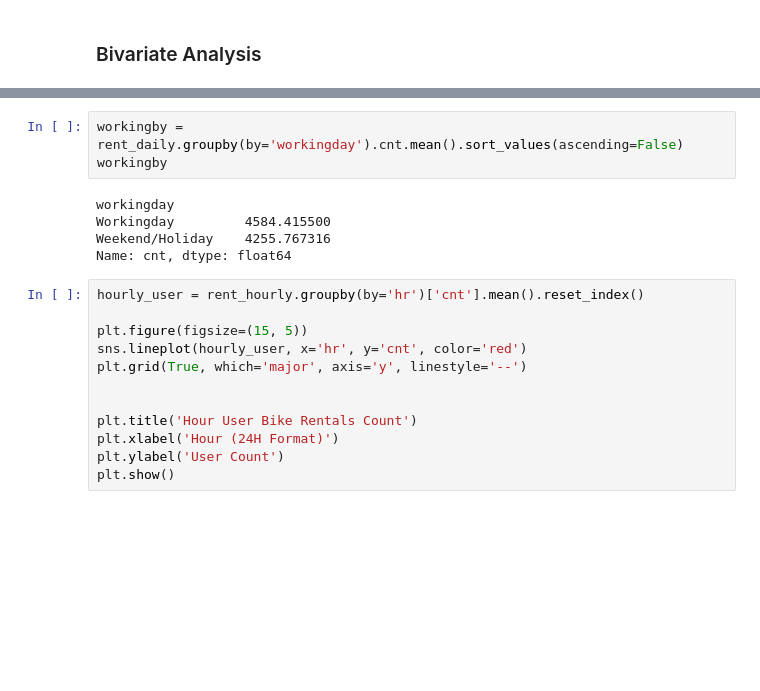
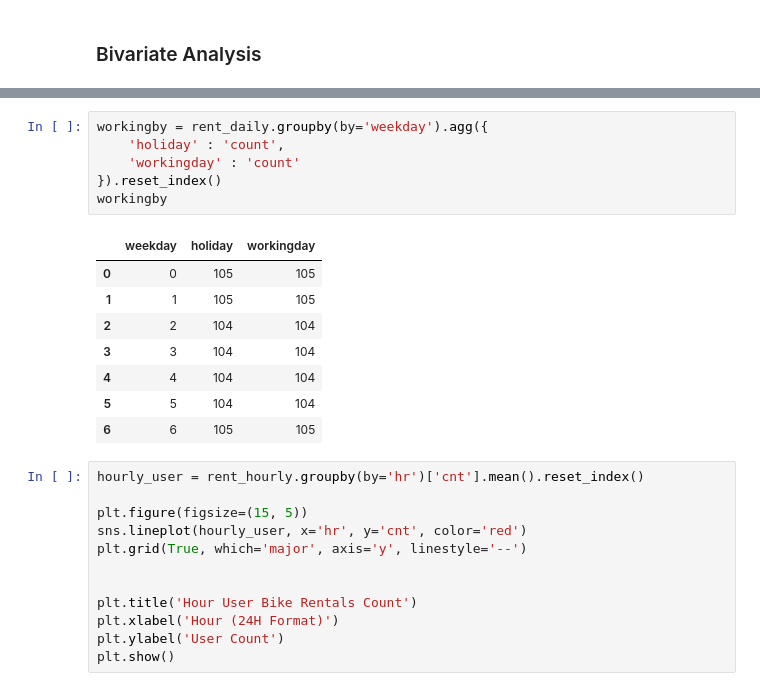
Before and after one commit to dmareee/EDA_Practice, a Jupyter notebook: notebook.ipynb, the cells around one changed output, grey strips where cells are left out. Drawn from its saved outputs; the diff is of its cells as text; blank space fills up the shorter version.

```diff
--- a/notebook.ipynb
+++ b/notebook.ipynb
@@ -629,11 +621,18 @@ Name: cnt, dtype: float64
 # %%
-workingby = rent_daily.groupby(by='workingday').cnt.mean().sort_values(ascending=False)
+workingby = rent_daily.groupby(by='weekday').agg({
+    'holiday' : 'count',
+    'workingday' : 'count'
+}).reset_index()
 workingby
 # %% [output]
-workingday
-Workingday         4584.415500
-Weekend/Holiday    4255.767316
-Name: cnt, dtype: float64
+|  | weekday | holiday | workingday |
+| 0 | 0 | 105 | 105 |
+| 1 | 1 | 105 | 105 |
+| 2 | 2 | 104 | 104 |
+| 3 | 3 | 104 | 104 |
+| 4 | 4 | 104 | 104 |
+| 5 | 5 | 104 | 104 |
+| 6 | 6 | 105 | 105 |
 # %%
 hourly_user = rent_hourly.groupby(by='hr')['cnt'].mean().reset_index()
 
```
Also changed, not shown: parts of 13 cells of this notebook, 1 other file.
